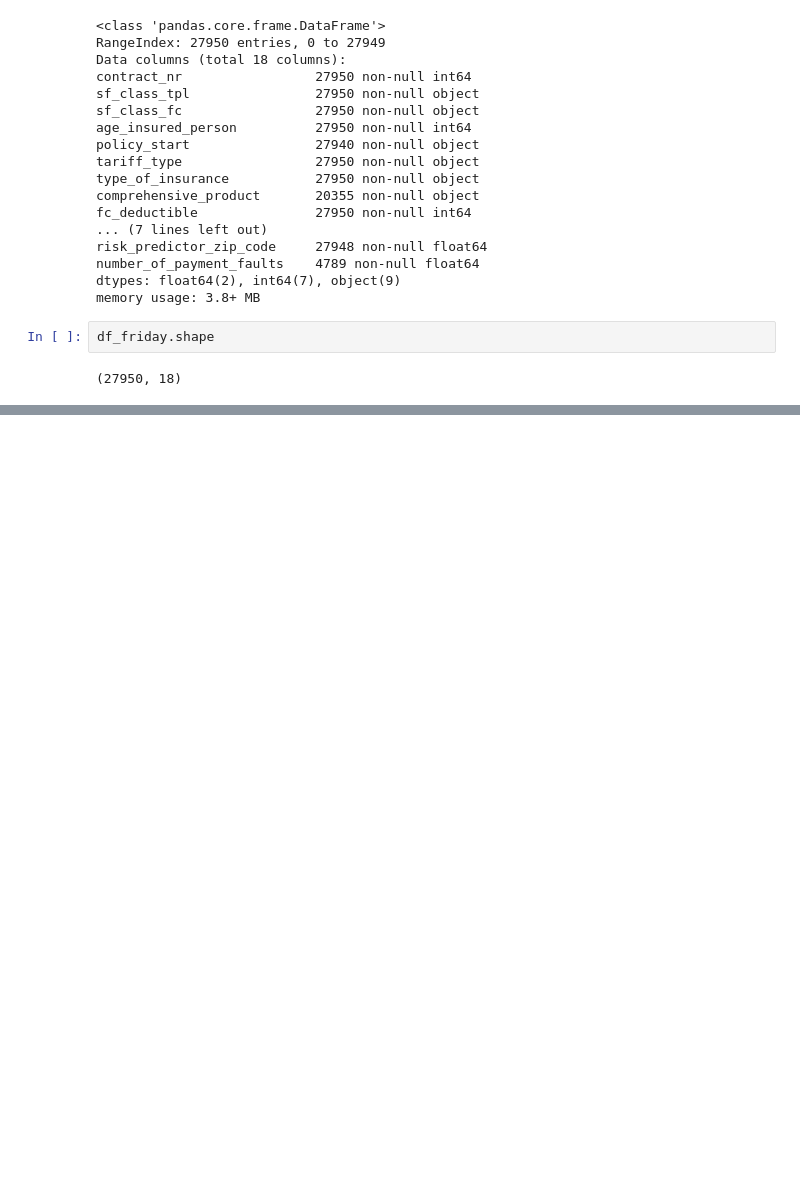
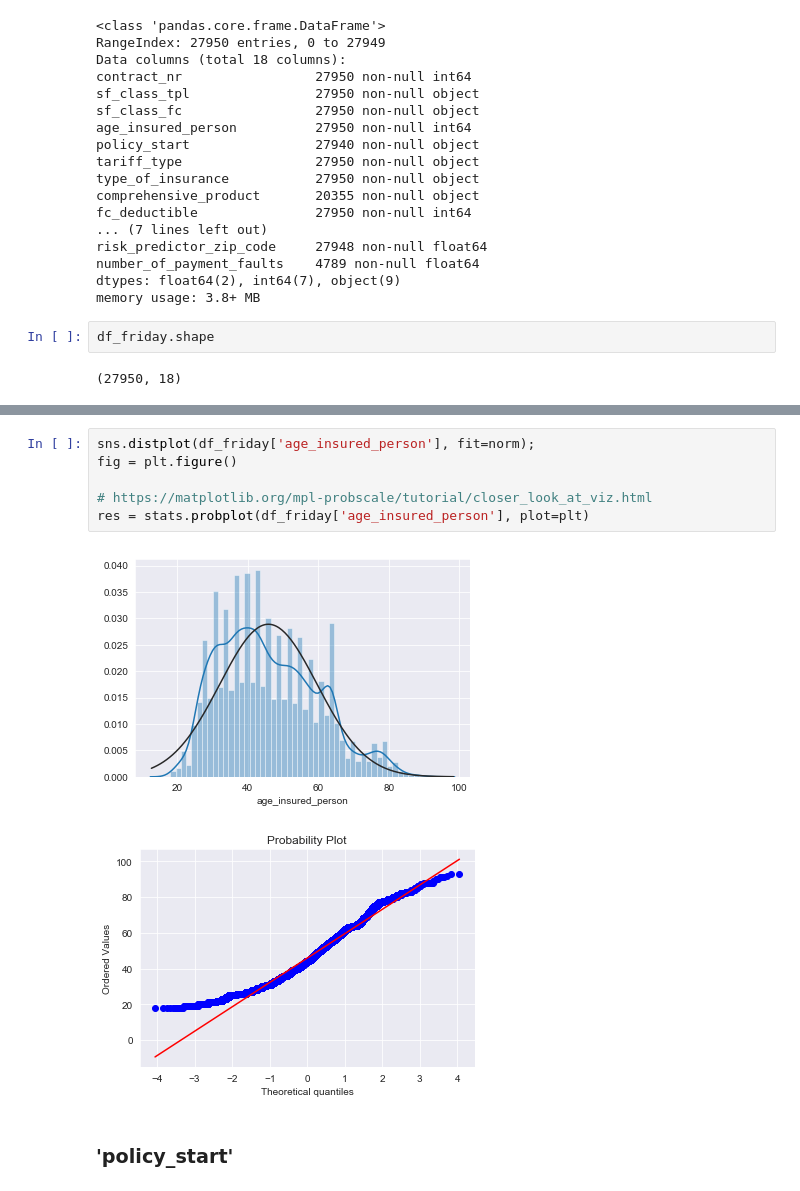
Before and after one commit to ck-unifr/friday-code-challenge, a Jupyter notebook: friday-code-challenge.ipynb, the cells around one changed output, grey strips where cells are left out. Saved outputs shown, nothing was run; the diff lists cells and outputs as text; blank space fills up the shorter version.

```diff
--- a/friday-code-challenge.ipynb
+++ b/friday-code-challenge.ipynb
@@ -107,0 +206,11 @@ df_friday.shape
+# %%
+sns.distplot(df_friday['age_insured_person'], fit=norm);
+fig = plt.figure()
+
+# https://matplotlib.org/mpl-probscale/tutorial/closer_look_at_viz.html
+res = stats.probplot(df_friday['age_insured_person'], plot=plt)
+# %% [output]
+[figure, added]
+[figure, added]
+# %% [markdown]
+### 'policy_start'
```
Also changed, not shown: parts of 39 cells of this notebook.
